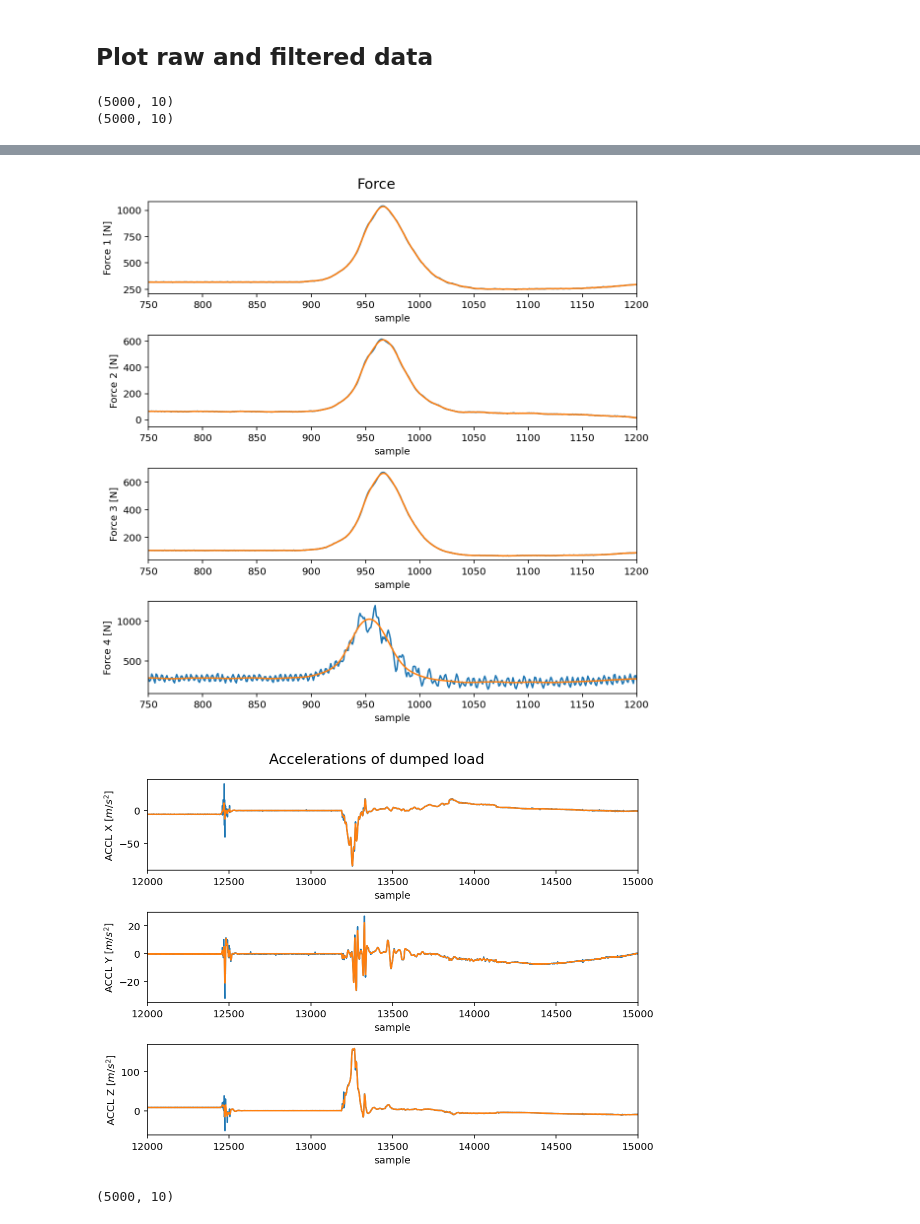
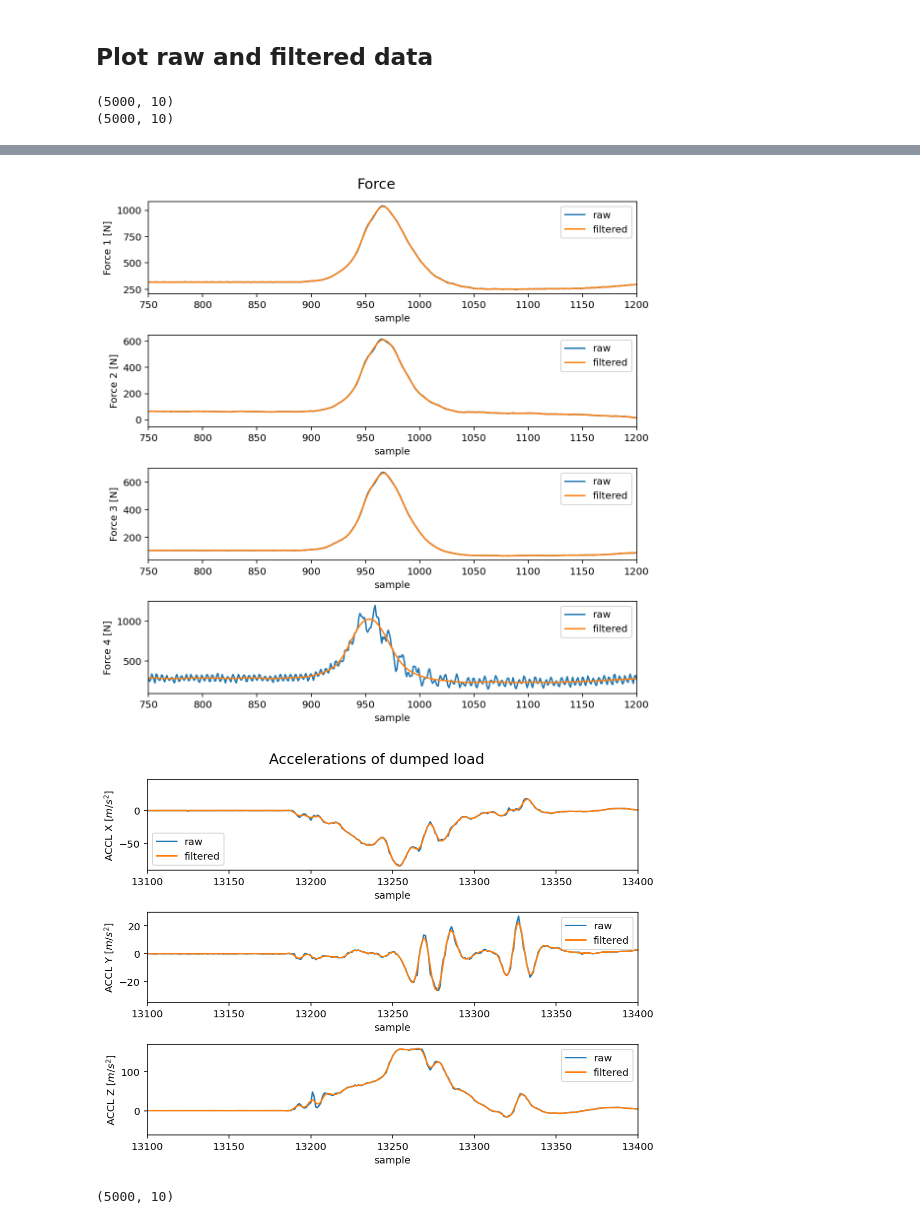
Before and after one commit to Diodak92/Adaptive-Air-Cushion, a Jupyter notebook: experimental_results_for_adaptive_air_caution.ipynb, the cells around one changed output, grey strips where cells are left out. Drawn from its saved outputs; the diff is of its cells as text; code cells hidden in the pictures.

Commit message:
Drawing graphs with raw data in a loop

```diff
--- a/experimental_results_for_adaptive_air_caution.ipynb
+++ b/experimental_results_for_adaptive_air_caution.ipynb
@@ -193,20 +193,20 @@ def plot_raw_data(filename):
     filtered_data = filter_data(filename)
 
     # plot pressure
+    col_names = ['Top chamber pressure', 'Bottom chamber pressure', 'Air frame pressure']
+    y_labels = ['top chamber\n pressure [mbar]',
+                'bottom chamber\n pressure [mbar]',
+                'air frame\n pressure [mbar]']
+
     fig1, axs1 = plt.subplots(3, 1, figsize=(8,6))
-    axs1[0].plot(crio_data['Top chamber pressure'], label='raw')
-    axs1[0].plot(filtered_data['Top chamber pressure'])
-    axs1[1].plot(crio_data['Bottom chamber pressure'])
-    axs1[1].plot(filtered_data['Bottom chamber pressure'])
-    axs1[2].plot(crio_data['Air frame pressure'])
-    axs1[2].plot(filtered_data['Air frame pressure'])
     for i in range(3):
+        axs1[i].plot(crio_data[col_names[i]], label='raw')
+        axs1[i].plot(filtered_data[col_names[i]], label='filtered')
+        axs1[i].legend()
         axs1[i].set_xlim(750, 1200)
         axs1[i].set_xlabel('sample')
+        axs1[i].set_ylabel(y_labels[i])
     axs1[2].set_ylim(160, 200)
-    axs1[0].set_ylabel('top chamber\n pressure [mbar]')
-    axs1[1].set_ylabel('bottom chamber\n pressure [mbar]')
-    axs1[2].set_ylabel('air frame\n pressure [mbar]')
     fig1.suptitle('Air pressure', fontsize='x-large')
     fig1.tight_layout()
     plt.show()
@@ -214,11 +214,12 @@ def plot_raw_data(filename):
     # plot forces
     fig2, axs2 = plt.subplots(4, 1, figsize=(8,8))
     for i in range(4):
-        axs2[i].plot(crio_data['Force {}'.format(i+1)])
-        axs2[i].plot(filtered_data['Force {}'.format(i+1)])
+        axs2[i].plot(crio_data['Force {}'.format(i+1)], label='raw')
+        axs2[i].plot(filtered_data['Force {}'.format(i+1)], label = 'filtered')
         axs2[i].set_xlim(750, 1200)
         axs2[i].set_xlabel('sample')
         axs2[i].set_ylabel('Force {} [N]'.format(i+1))
+        axs2[i].legend()
     fig2.suptitle('Force', fontsize='x-large')
     fig2.tight_layout()
     plt.show()
@@ -227,11 +228,12 @@ def plot_raw_data(filename):
     fig3, axs3 = plt.subplots(3, 1, figsize=(8,6))
     axis = ['X', 'Y', 'Z']
     for i in range(3):
-        axs3[i].plot(shimmer_data['Wide Range Accelerometer {}'.format(axis[i])])
-        axs3[i].plot(filtered_data['ACCL {}'.format(axis[i])])
-        axs3[i].set_xlim(12000, 15000)
+        axs3[i].plot(shimmer_data['Wide Range Accelerometer {}'.format(axis[i])], label = 'raw')
+        axs3[i].plot(filtered_data['ACCL {}'.format(axis[i])], label = 'filtered')
+        axs3[i].set_xlim(13100, 13400)
         axs3[i].set_xlabel('sample')
         axs3[i].set_ylabel('ACCL {} '.format(axis[i]) + r'$[m/s^2]$')
+        axs3[i].legend()
     fig3.suptitle('Accelerations of dumped load', fontsize='x-large')
     fig3.tight_layout()
     plt.show()
@@ -246,5 +248,5 @@ plot_raw_data('h3500_m10_vc_1')
-[figure, old version]
+[figure, new version]
-[figure, old version]
+[figure, new version]
 # %%
 data_range = 3000 # select number of samples to be processed
 
```
Also changed, not shown: parts of 1 cell of this notebook.
